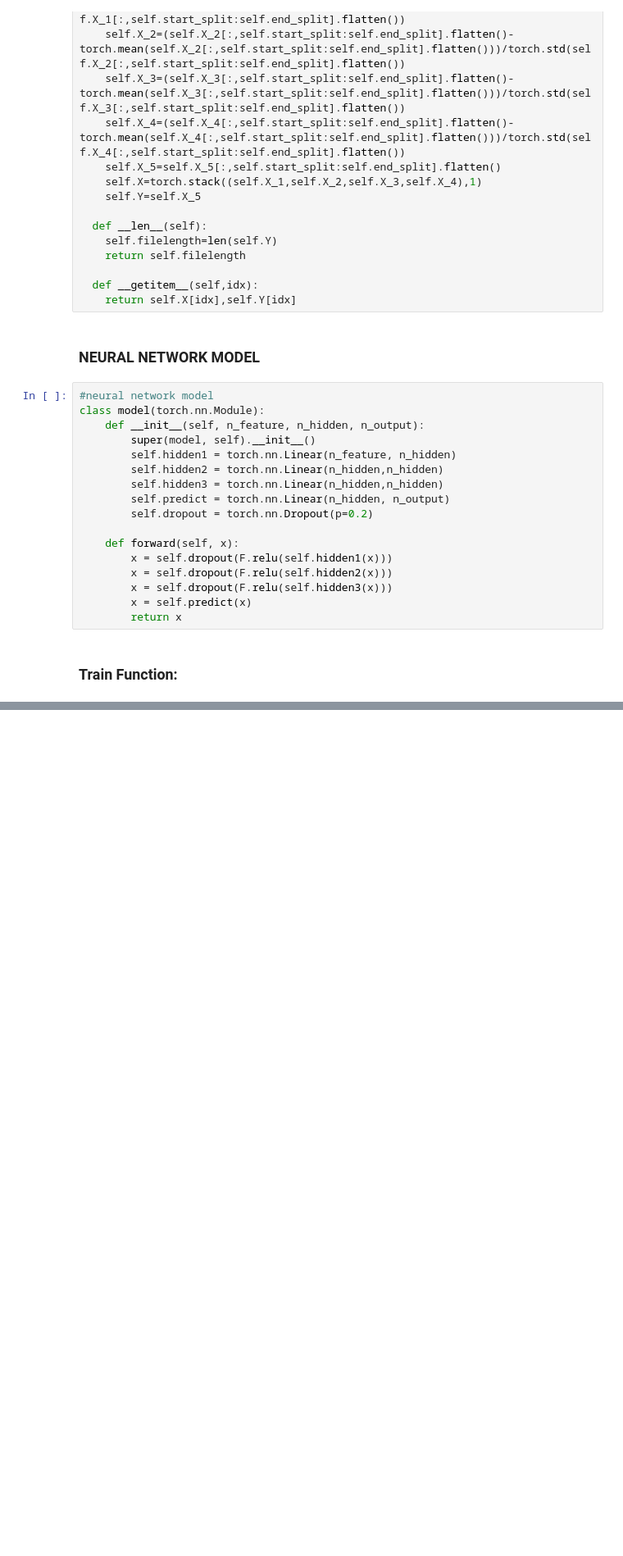
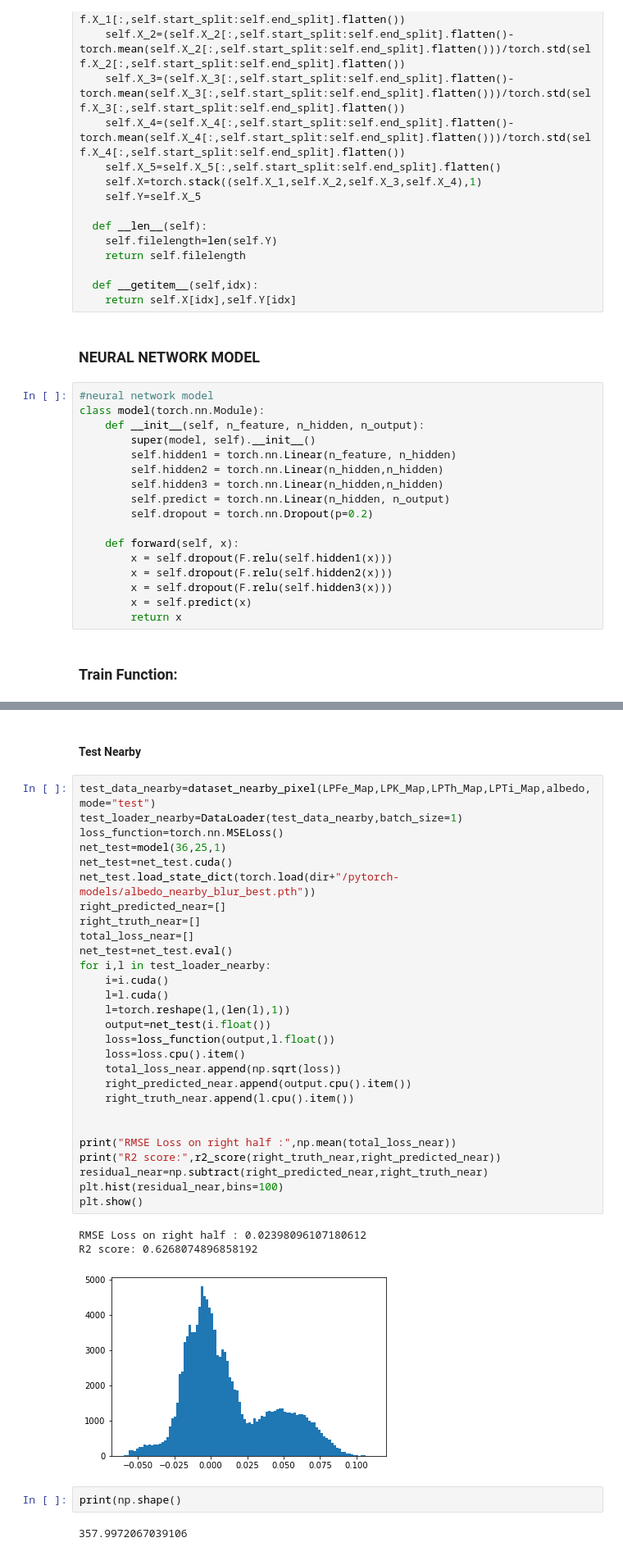
Before and after one commit to g0kul6/Albedo_Task_ML4SCi, a Jupyter notebook: lunar_albedo.ipynb, the cells around one changed output, grey strips where cells are left out. Shown: that part at 82% size. Drawn from its saved outputs; the diff is of its cells as text; blank space fills up the shorter version.

```diff
--- a/lunar_albedo.ipynb
+++ b/lunar_albedo.ipynb
@@ -275,0 +318,38 @@ faxes[1, 1].grid(False)
+# %% [markdown]
+#### Test Nearby
+# %%
+test_data_nearby=dataset_nearby_pixel(LPFe_Map,LPK_Map,LPTh_Map,LPTi_Map,albedo,mode="test")
+test_loader_nearby=DataLoader(test_data_nearby,batch_size=1)
+loss_function=torch.nn.MSELoss()
+net_test=model(36,25,1)
+net_test=net_test.cuda()
+net_test.load_state_dict(torch.load(dir+"/pytorch-models/albedo_nearby_blur_best.pth"))
+right_predicted_near=[]
+right_truth_near=[]
+total_loss_near=[]
+net_test=net_test.eval()
+for i,l in test_loader_nearby:
+    i=i.cuda()
+    l=l.cuda()
+    l=torch.reshape(l,(len(l),1))
+    output=net_test(i.float())
+    loss=loss_function(output,l.float())
+    loss=loss.cpu().item()
+    total_loss_near.append(np.sqrt(loss))
+    right_predicted_near.append(output.cpu().item())
+    right_truth_near.append(l.cpu().item())
+
+
+print("RMSE Loss on right half :",np.mean(total_loss_near))
+print("R2 score:",r2_score(right_truth_near,right_predicted_near))
+residual_near=np.subtract(right_predicted_near,right_truth_near)
+plt.hist(residual_near,bins=100)
+plt.show()
+# %% [output]
+RMSE Loss on right half : 0.02398096107180612
+R2 score: 0.6268074896858192
+[figure, added]
+# %%
+print(np.shape()
+# %% [output]
+357.9972067039106
```
Also changed, not shown: parts of 13 cells of this notebook, 7 other files.
